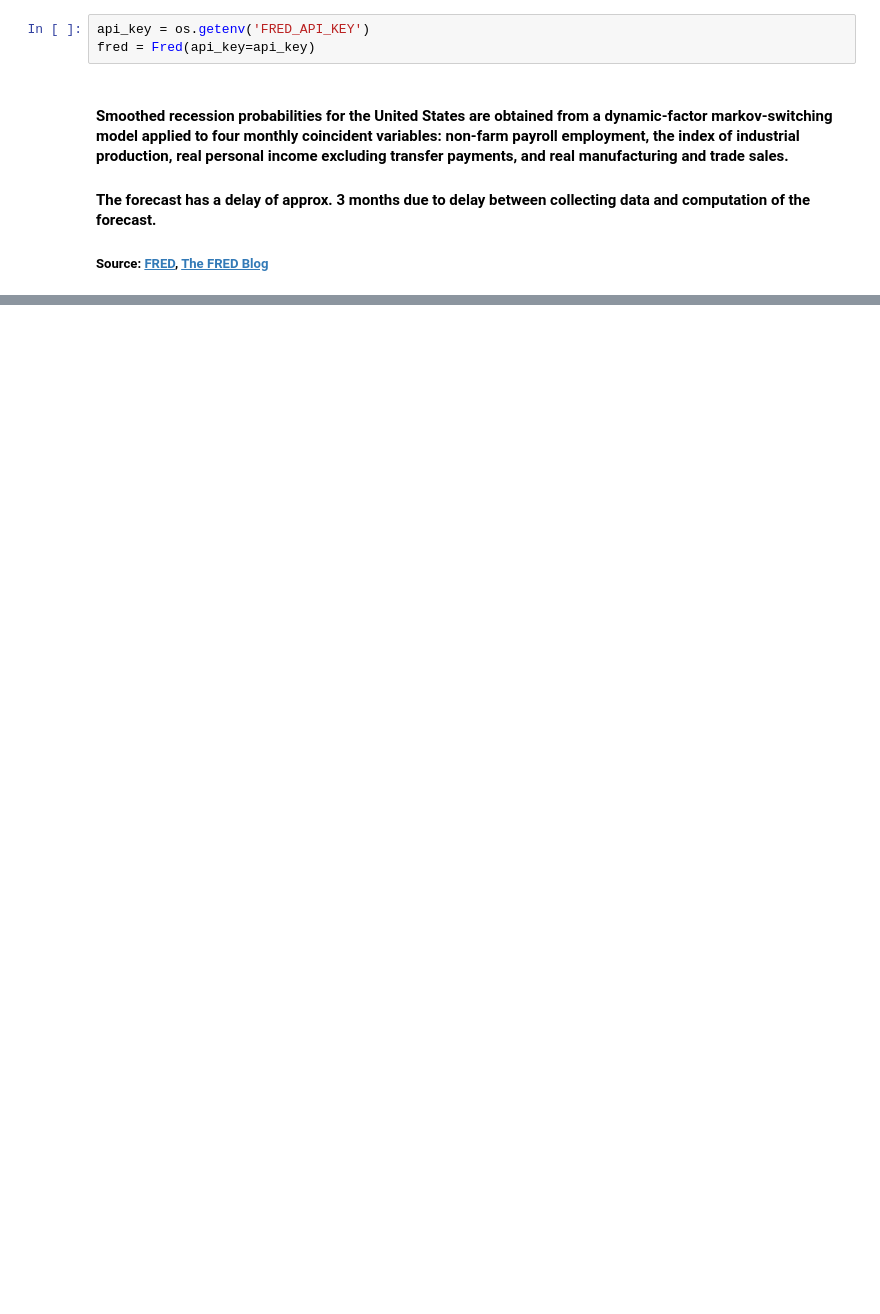
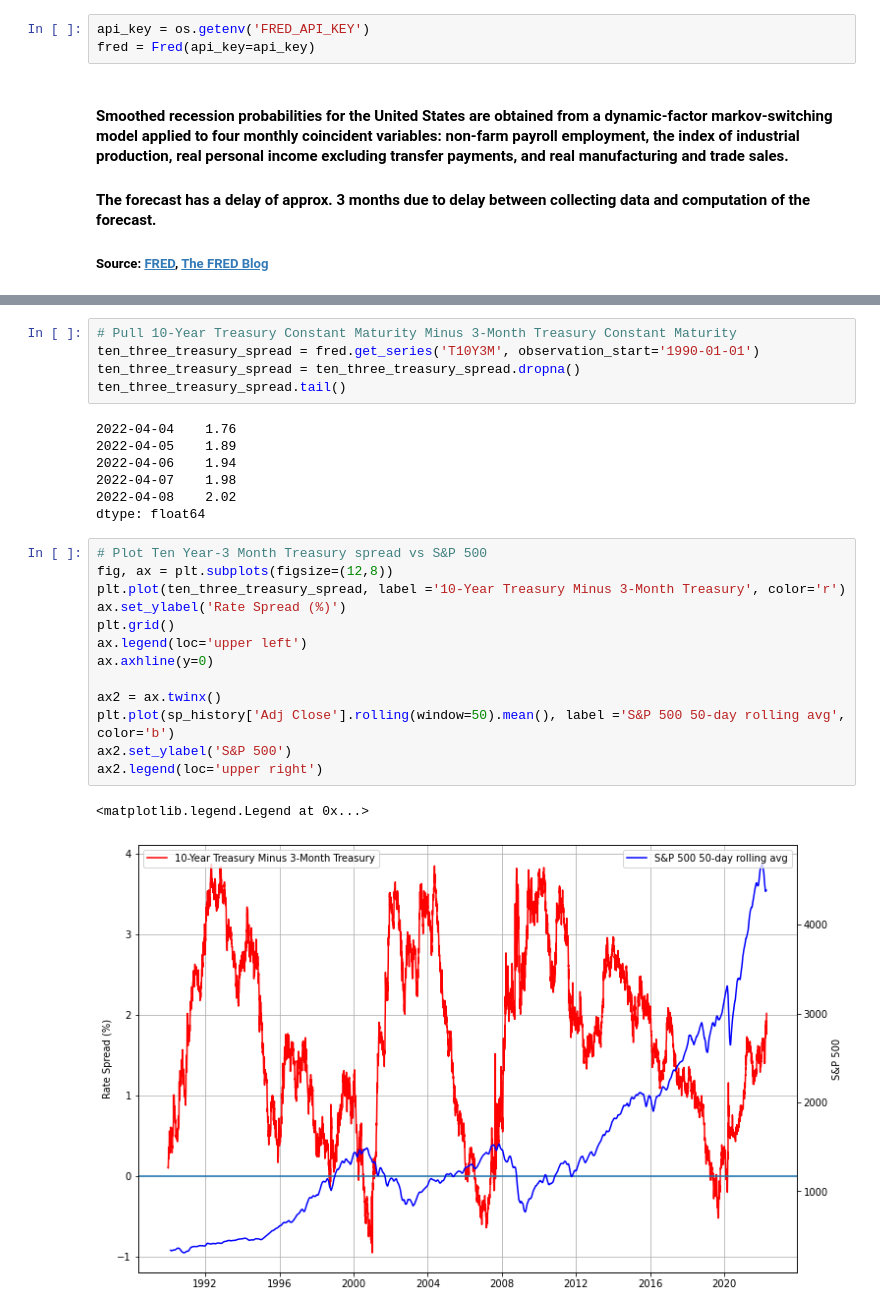
Before and after one commit to dbogatic/economic-indicators, a Jupyter notebook: recession_probability.ipynb, the cells around one changed output, grey strips where cells are left out. Saved outputs shown, nothing was run; the diff lists cells and outputs as text; blank space fills up the shorter version.

```diff
--- a/recession_probability.ipynb
+++ b/recession_probability.ipynb
@@ -96,0 +106,28 @@ ax2.axhline(y=20)
+# %%
+# Pull 10-Year Treasury Constant Maturity Minus 3-Month Treasury Constant Maturity
+ten_three_treasury_spread = fred.get_series('T10Y3M', observation_start='1990-01-01')
+ten_three_treasury_spread = ten_three_treasury_spread.dropna()
+ten_three_treasury_spread.tail()
+# %% [output]
+2022-04-04    1.76
+2022-04-05    1.89
+2022-04-06    1.94
+2022-04-07    1.98
+2022-04-08    2.02
+dtype: float64
+# %%
+# Plot Ten Year-3 Month Treasury spread vs S&P 500
+fig, ax = plt.subplots(figsize=(12,8))
+plt.plot(ten_three_treasury_spread, label ='10-Year Treasury Minus 3-Month Treasury', color='r')
+ax.set_ylabel('Rate Spread (%)')
+plt.grid()
+ax.legend(loc='upper left')
+ax.axhline(y=0)
+
+ax2 = ax.twinx()
+plt.plot(sp_history['Adj Close'].rolling(window=50).mean(), label ='S&P 500 50-day rolling avg', color='b')
+ax2.set_ylabel('S&P 500')
+ax2.legend(loc='upper right')
+# %% [output]
+<matplotlib.legend.Legend at 0x...>
+[figure, added]
```
Also changed, not shown: parts of 13 cells of this notebook, 10 other files.
